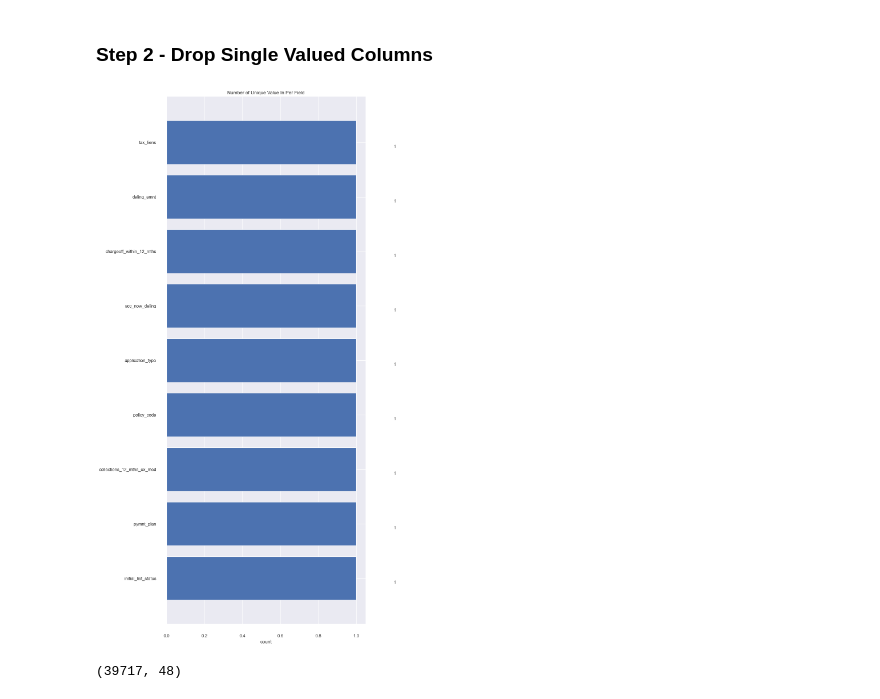
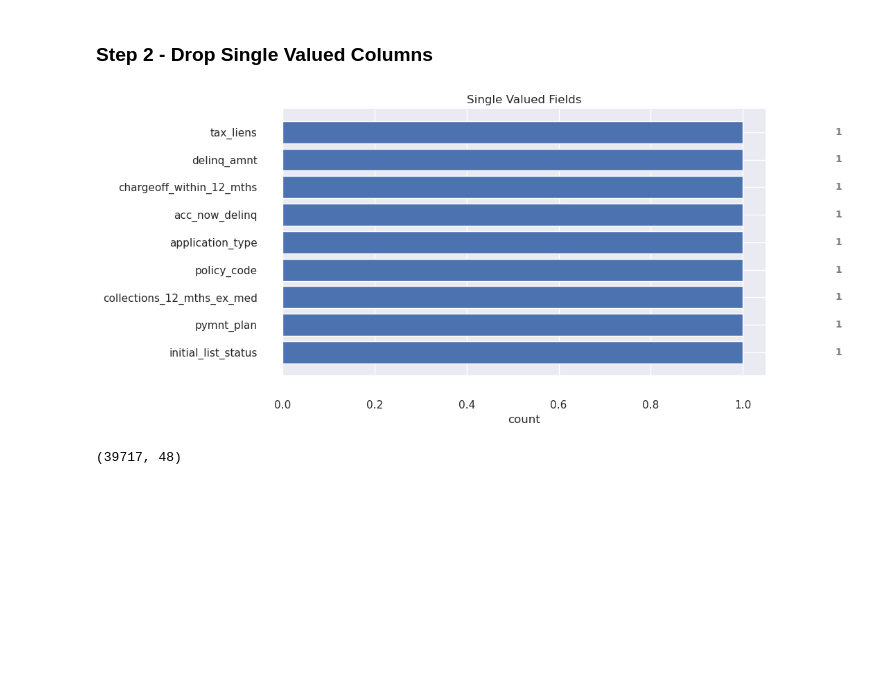
Before and after one commit to irish-luong/LandingClubCaseStudy, a Jupyter notebook: Dnyaneshwari_DucLuong_lending_club_case_study.ipynb, the cells around one changed output. Cells and saved outputs as stored; diff of their text form; code cells hidden in the pictures; blank space fills up the shorter version.

```diff
--- a/Dnyaneshwari_DucLuong_lending_club_case_study.ipynb
+++ b/Dnyaneshwari_DucLuong_lending_club_case_study.ipynb
@@ -62,41 +47,41 @@ constant_df = constant_df.rename(columns={'index': 'field'}).sort_values(by='uni
 constant_df = constant_df[constant_df['unique_value'] == 1]
 
 # Figure Size
-fig, ax = plt.subplots(figsize =(9, 24))
+fig, ax = plt.subplots(figsize =(9, 5))
 
 # Horizontal Bar Plot
 ax.barh(constant_df["field"], constant_df["unique_value"])
 
 # Remove axes splines
 for s in ['top', 'bottom', 'left', 'right']:
     ax.spines[s].set_visible(False)
 
 # Remove x, y Ticks
 ax.xaxis.set_ticks_position('none')
 ax.yaxis.set_ticks_position('none')
 
 # Set title
-ax.set_title('Number of Unique Value In Per Field')
+ax.set_title('Single Valued Fields')
 ax.set_xlabel('count')
 
 # Add padding between axes and labels
 ax.xaxis.set_tick_params(pad = 20)
 ax.yaxis.set_tick_params(pad = 20)
 
 # Show top values
 ax.invert_yaxis()
 
 # Add annotation to bars
 for i in ax.patches:
     plt.text(i.get_width()+0.2, i.get_y()+0.5,
              str(round((i.get_width()), 2)),
              fontsize = 10, fontweight ='bold',
              color ='grey')
 
 
 plt.show()
 # %% [output]
-[figure, old version]
+[figure, new version]
 # %%
 single_valued_cols = df1.columns[df1.nunique() == 1].to_list()
 df2 = df1.drop(columns=single_valued_cols)
```
Also changed, not shown: parts of 24 cells of this notebook.
